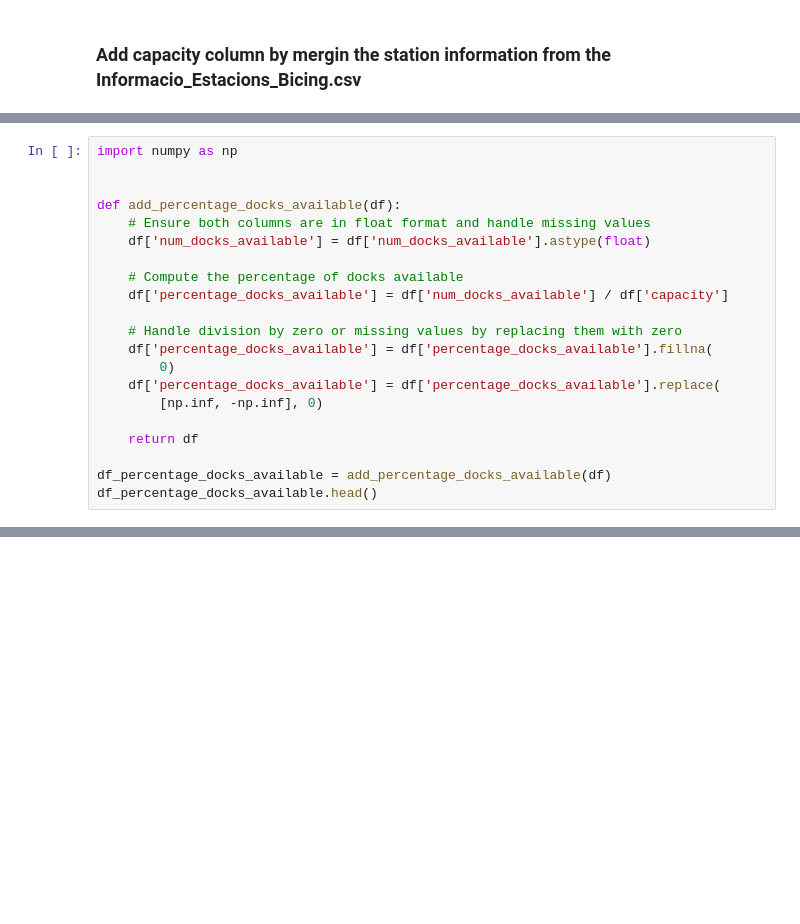
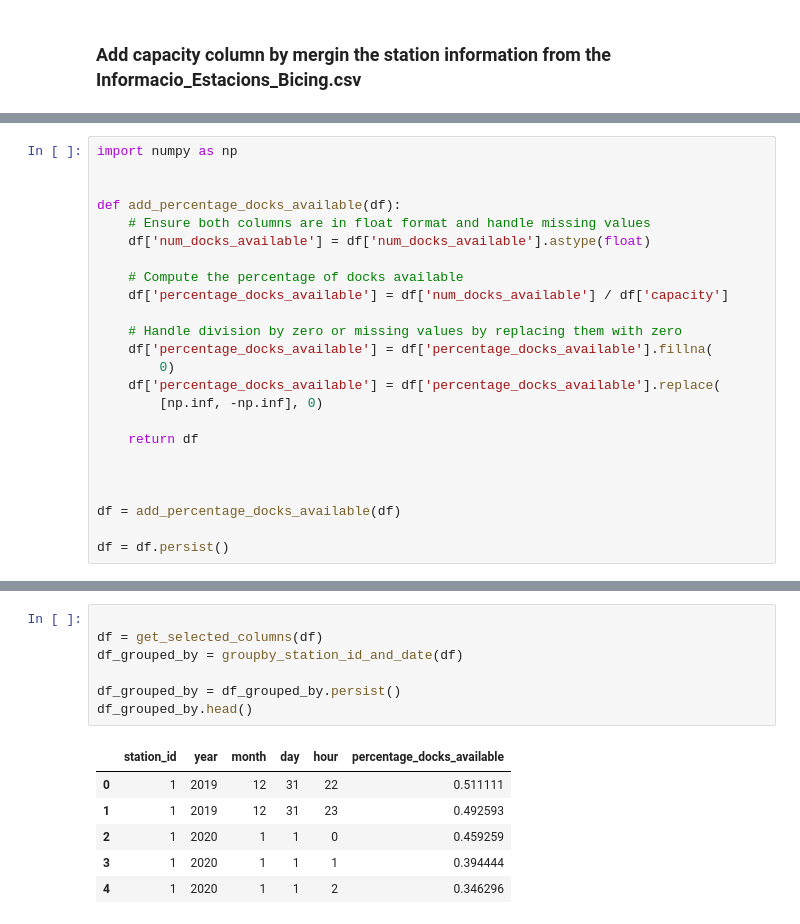
Before and after one commit to MariaMonserratM/Capstone_bike, a Jupyter notebook: pre_processing.ipynb, the cells around one changed output, grey strips where cells are left out. Cells and saved outputs as stored; diff of their text form; blank space fills up the shorter version.

```diff
--- a/pre_processing.ipynb
+++ b/pre_processing.ipynb
@@ -192,5 +224,8 @@ def add_percentage_docks_available(df):
 
     return df
 
-df_percentage_docks_available = add_percentage_docks_available(df)
-df_percentage_docks_available.head()
+
+
+df = add_percentage_docks_available(df)
+
+df = df.persist()
@@ -204,0 +253,14 @@ df_percentage_docks_available.head()
+# %%
+
+df = get_selected_columns(df)
+df_grouped_by = groupby_station_id_and_date(df)
+
+df_grouped_by = df_grouped_by.persist()
+df_grouped_by.head()
+# %% [output]
+|  | station_id | year | month | day | hour | percentage_docks_available |
+| 0 | 1 | 2019 | 12 | 31 | 22 | 0.511111 |
+| 1 | 1 | 2019 | 12 | 31 | 23 | 0.492593 |
+| 2 | 1 | 2020 | 1 | 1 | 0 | 0.459259 |
+| 3 | 1 | 2020 | 1 | 1 | 1 | 0.394444 |
+| 4 | 1 | 2020 | 1 | 1 | 2 | 0.346296 |
```
Also changed, not shown: parts of 16 cells of this notebook, 1 other file.
